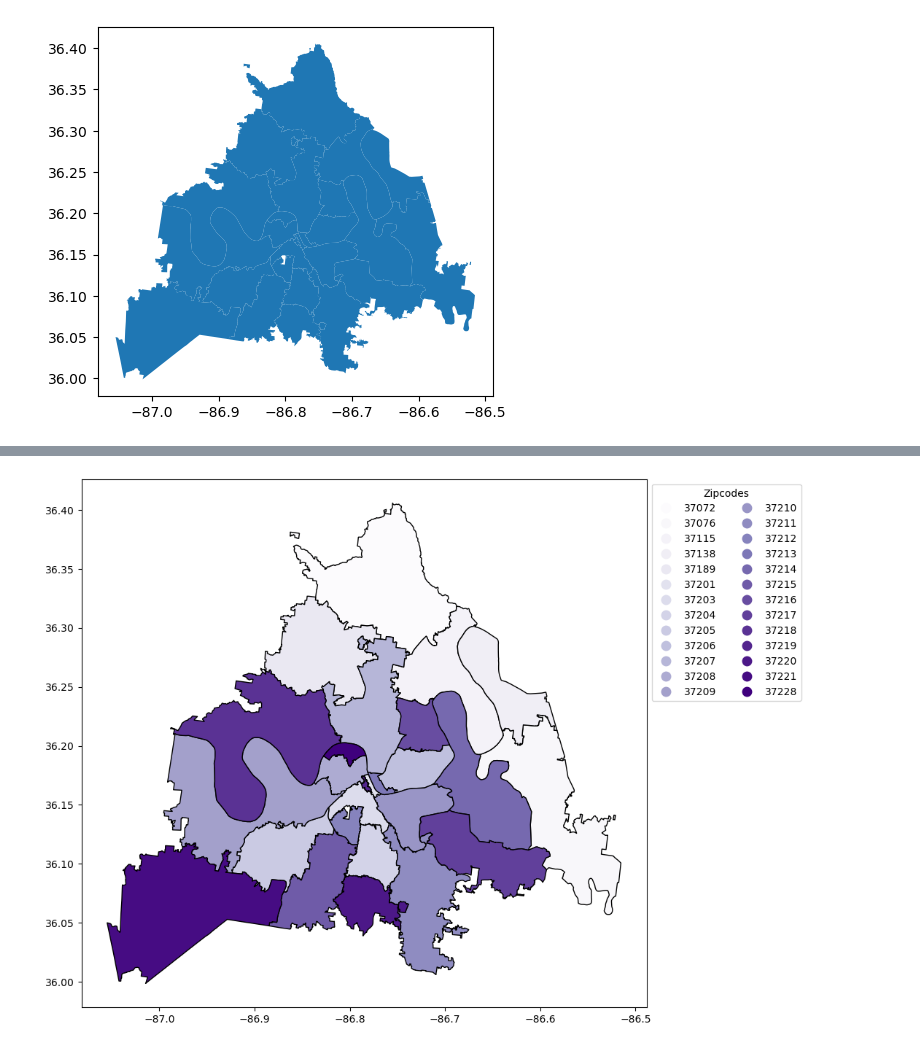
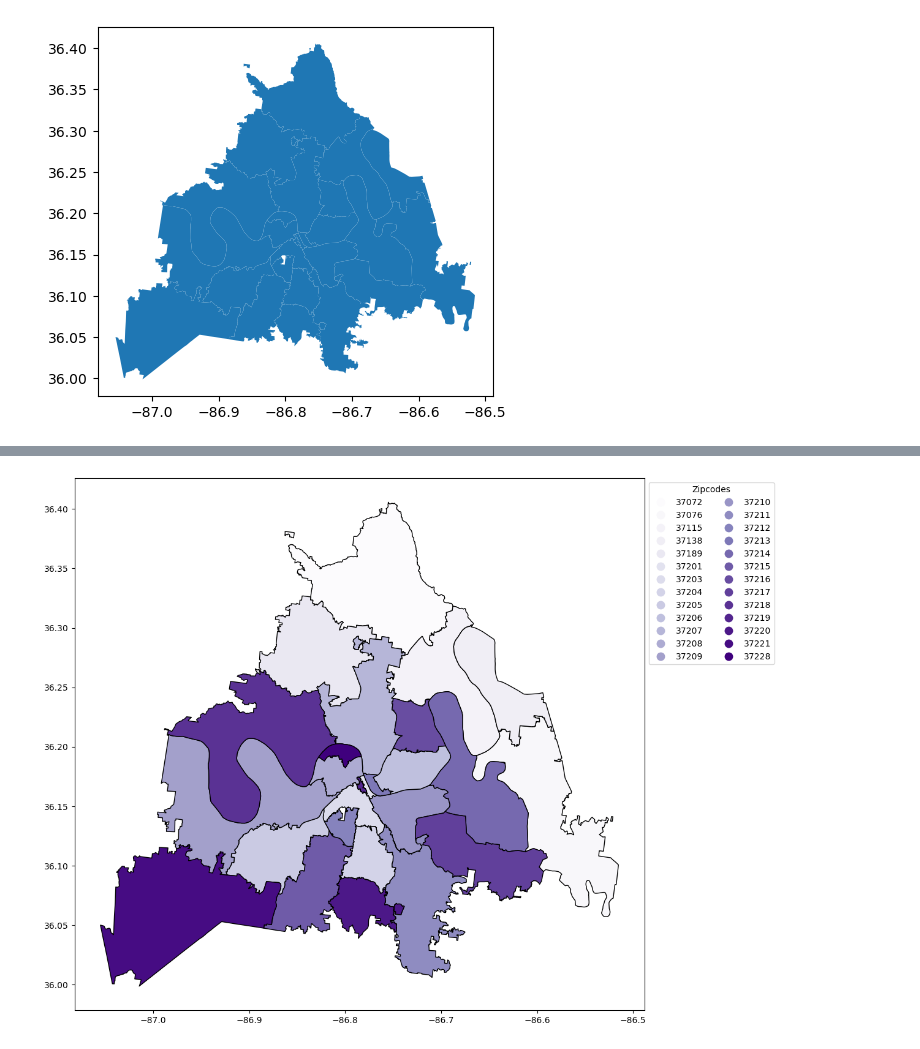
Before and after one commit to Luna-Agora/caps, a Jupyter notebook: notebooks/davidson_geo_folium.ipynb, the cells around one changed output, grey strips where cells are left out. Saved outputs shown, nothing was run; the diff lists cells and outputs as text; code cells hidden in the pictures.

```diff
--- a/notebooks/davidson_geo_folium.ipynb
+++ b/notebooks/davidson_geo_folium.ipynb
@@ -132,11 +150,11 @@ project.plot()
 # %%
 leg_kwds = {'title': 'Zipcodes', 'loc': 'upper left',
             'bbox_to_anchor': (1, 1), 'ncol': 2}
 
-project.plot(column = 'zip', figsize=(10, 10),
+project.plot(column = 'zip', figsize=(12, 12),
               edgecolor = 'black',
               legend = True, legend_kwds = leg_kwds,
               cmap = 'Purples')
 plt.show();
 # %% [output]
-[figure, old version]
+[figure, new version]
```
Also changed, not shown: parts of 22 cells of this notebook, 2 other files.
